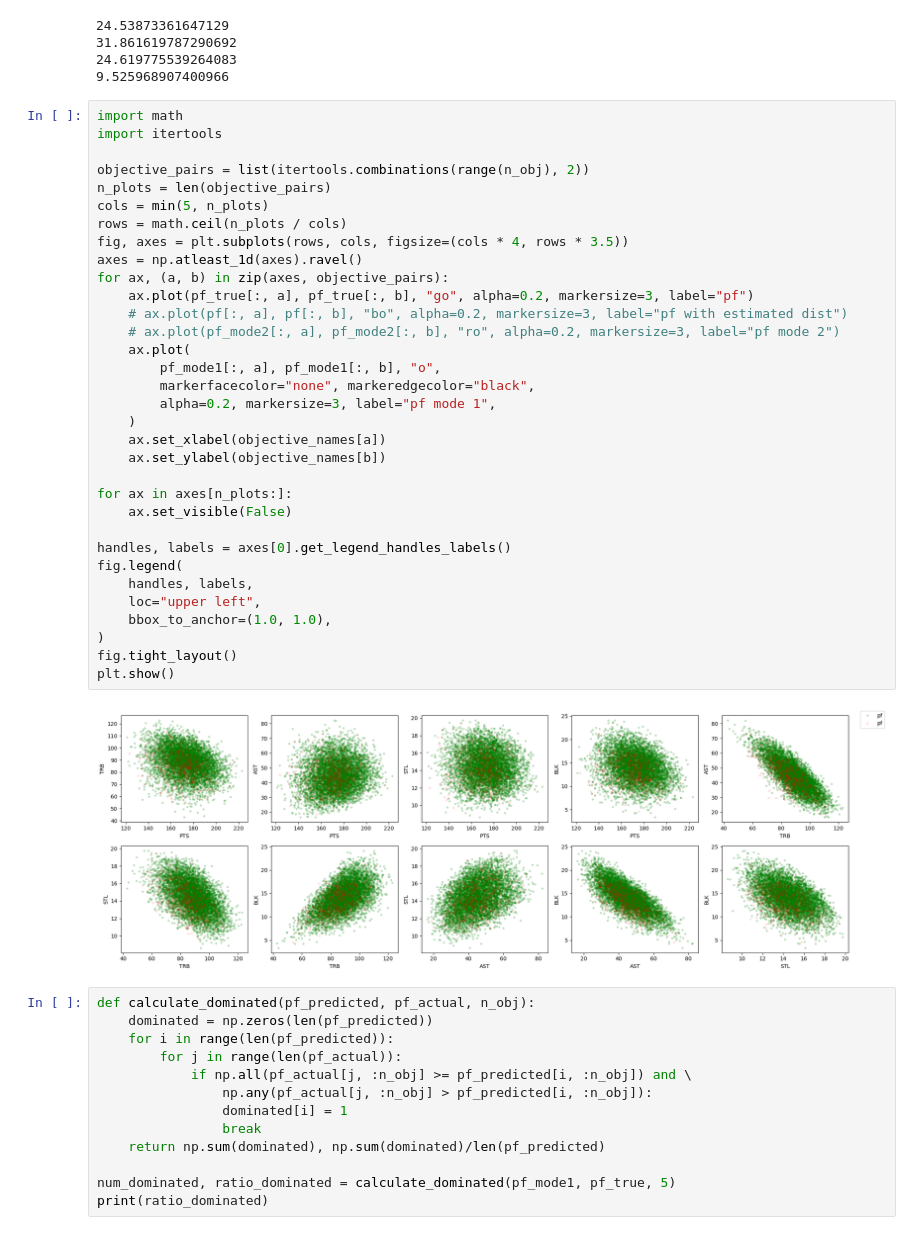
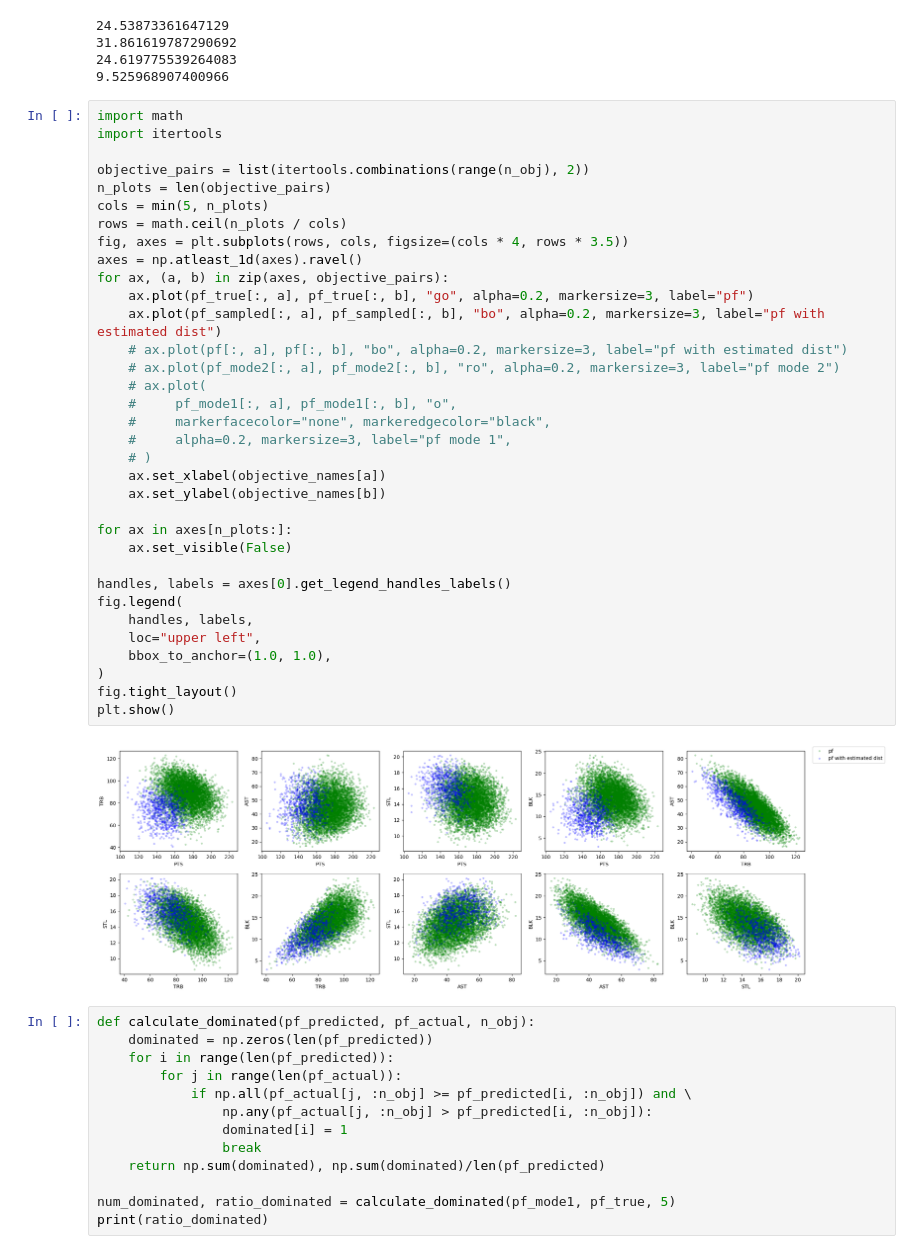
Before and after one commit to rameshsrinivasanuci/multiobjective, a Jupyter notebook: simulations/generalize.ipynb, the cells around one changed output. Cells and saved outputs as stored; diff of their text form.

```diff
--- a/simulations/generalize.ipynb
+++ b/simulations/generalize.ipynb
@@ -130,38 +127,39 @@ print(results_mode1["elapsed_sec"])
 # %%
 import math
 import itertools
 
 objective_pairs = list(itertools.combinations(range(n_obj), 2))
 n_plots = len(objective_pairs)
 cols = min(5, n_plots)
 rows = math.ceil(n_plots / cols)
 fig, axes = plt.subplots(rows, cols, figsize=(cols * 4, rows * 3.5))
 axes = np.atleast_1d(axes).ravel()
 for ax, (a, b) in zip(axes, objective_pairs):
     ax.plot(pf_true[:, a], pf_true[:, b], "go", alpha=0.2, markersize=3, label="pf")
+    ax.plot(pf_sampled[:, a], pf_sampled[:, b], "bo", alpha=0.2, markersize=3, label="pf with estimated dist")
     # ax.plot(pf[:, a], pf[:, b], "bo", alpha=0.2, markersize=3, label="pf with estimated dist")
     # ax.plot(pf_mode2[:, a], pf_mode2[:, b], "ro", alpha=0.2, markersize=3, label="pf mode 2")
-    ax.plot(
-        pf_mode1[:, a], pf_mode1[:, b], "o",
-        markerfacecolor="none", markeredgecolor="black",
-        alpha=0.2, markersize=3, label="pf mode 1",
-    )
+    # ax.plot(
+    #     pf_mode1[:, a], pf_mode1[:, b], "o",
+    #     markerfacecolor="none", markeredgecolor="black",
+    #     alpha=0.2, markersize=3, label="pf mode 1",
+    # )
     ax.set_xlabel(objective_names[a])
     ax.set_ylabel(objective_names[b])
 
 for ax in axes[n_plots:]:
     ax.set_visible(False)
 
 handles, labels = axes[0].get_legend_handles_labels()
 fig.legend(
     handles, labels,
     loc="upper left",
     bbox_to_anchor=(1.0, 1.0),
 )
 fig.tight_layout()
 plt.show()
 # %% [output]
-[figure, old version]
+[figure, new version]
 # %%
 def calculate_dominated(pf_predicted, pf_actual, n_obj):
     dominated = np.zeros(len(pf_predicted))
```
Also changed, not shown: parts of 5 cells of this notebook, 3 other files.
